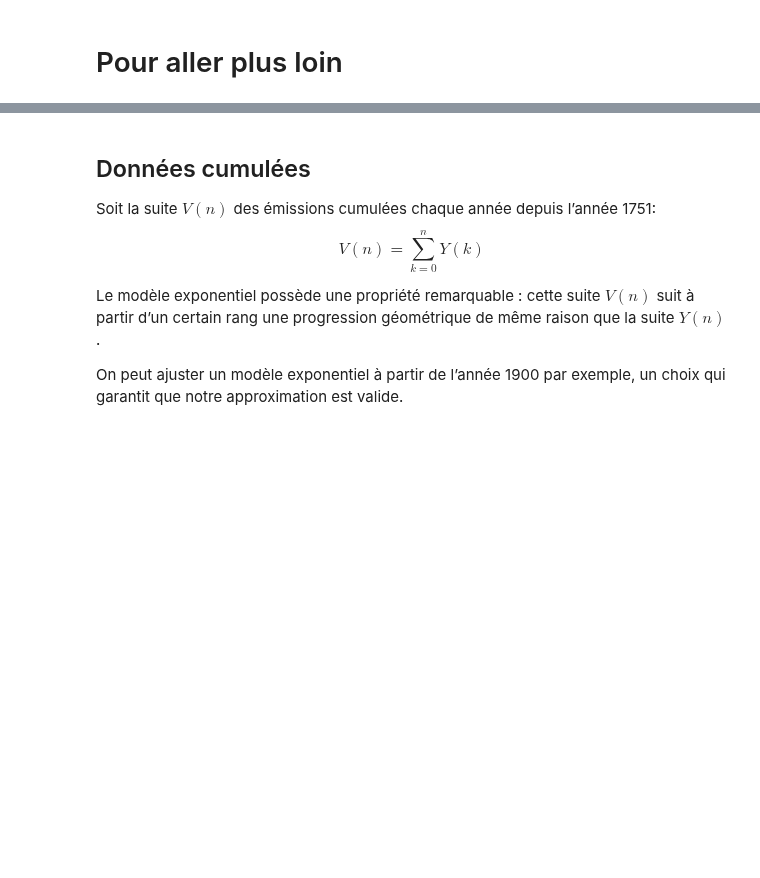
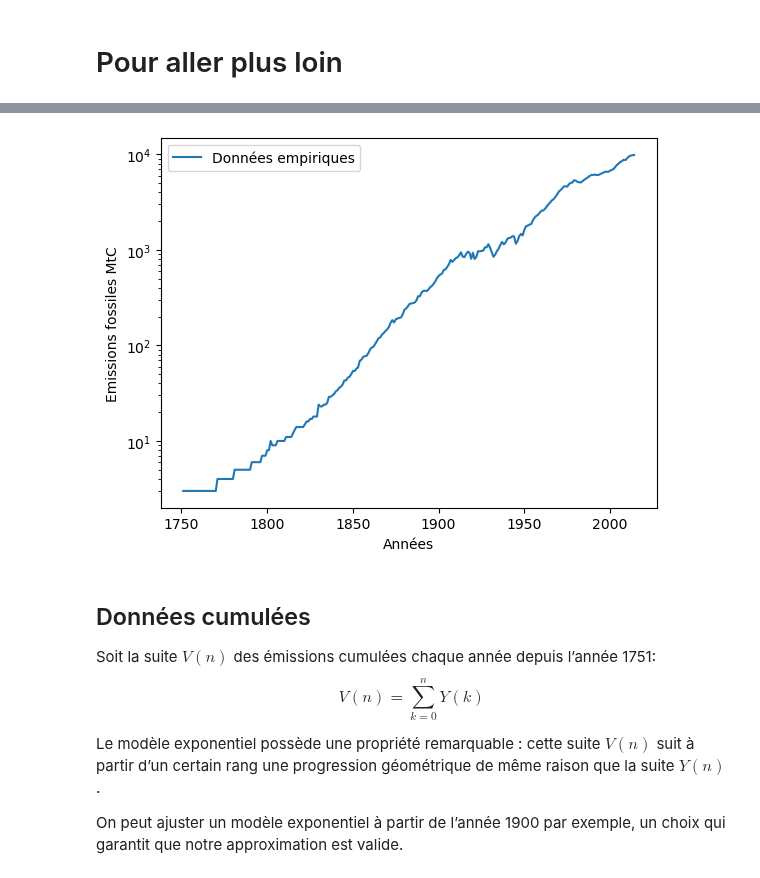
Before and after one commit to infisxc/mathc2plus, a Jupyter notebook: exp.ipynb, the cells around one changed output, grey strips where cells are left out. Cells and saved outputs as stored; diff of their text form; code cells hidden in the pictures; blank space fills up the shorter version.

```diff
--- a/exp.ipynb
+++ b/exp.ipynb
@@ -684,3 +694,13 @@ rapports pour la période [1900, 2014]: 1.7651800107469102 vs 2.046330160566663
+# %%
+plt.plot(X, Y, label='Données empiriques')  # tracer la courbe
+plt.xlabel('Années')                        # nommer l'axe des x
+plt.ylabel('Emissions fossiles MtC')        # nommer l'axe des y
+plt.legend()                                # afficher la légende
+
+plt.yscale('log')                           # afficher l'axe des ordonnées en
+                                            # échelle logarithmique
+# %% [output]
+[figure, added]
 # %% [markdown]
 ## Données cumulées
  Soit la suite $V(n)$ des émissions cumulées chaque année depuis l’année 1751:
```
Also changed, not shown: parts of 1 cell of this notebook.
